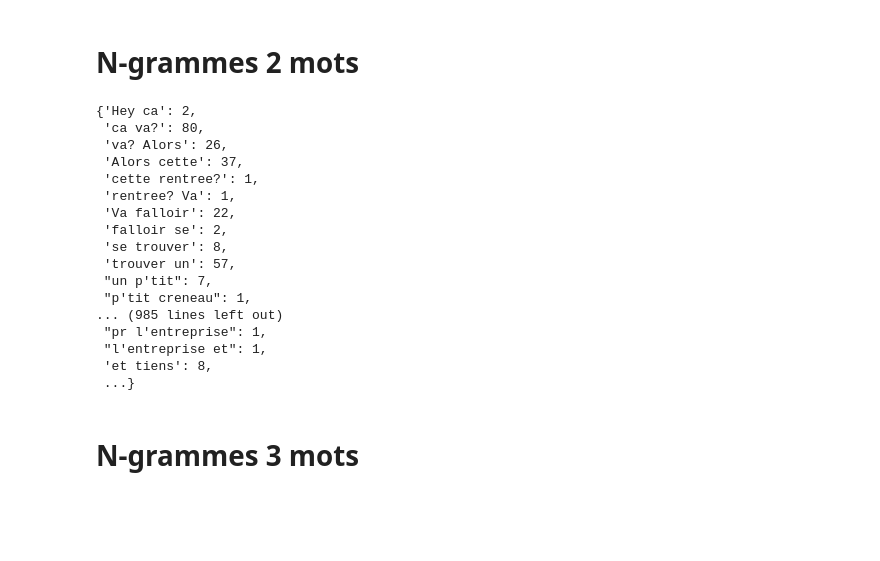
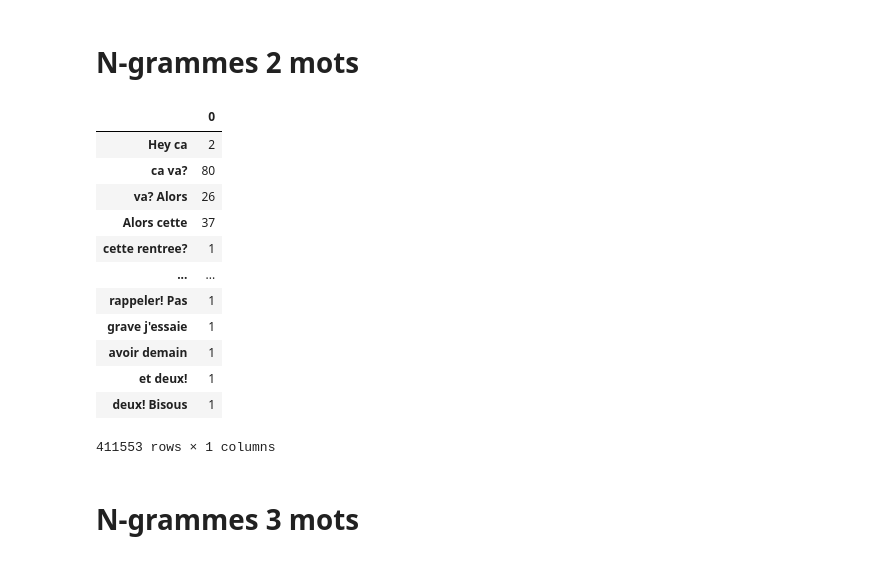
Before and after one commit to ivenwicht2/NLP---MIASH, a Jupyter notebook: N-grammes.ipynb, the cells around one changed output. Cells and saved outputs as stored; diff of their text form; code cells hidden in the pictures; blank space fills up the shorter version.

```diff
--- a/N-grammes.ipynb
+++ b/N-grammes.ipynb
@@ -10,7 +10,7 @@ from nltk.util import ngrams
 # %% [markdown]
 # Importation des données
 # %%
-df2 = pd.read_csv("C:/Users/Audrey/Desktop/Cours/Master/M2/Analyse_donnees_textuelles/Projet/Questionnaires.csv",sep=";")
+df2 = pd.read_csv("csv/Questionnaires.csv",sep=";")
 # %%
 df2.head()
 # %% [output]
@@ -21,7 +21,7 @@ df2.head()
 | 3 | 12 | 271 | Homme | college | blackberry | oui | ... |
 | 4 | 14 | 75 | Femme | college | blackberry | oui | ... |
 # %%
-df = pd.read_csv("C:/Users/Audrey/Desktop/Cours/Master/M2/Analyse_donnees_textuelles/Projet/BDD_sms.csv",sep=";") # on a un pb d'encodage pour certaines lettres --'
+df = pd.read_csv("csv/BDD_sms.csv",sep=";") # on a un pb d'encodage pour certaines lettres --'
 df = df[df["SMS_ANON"].notna()]
 # %%
 df.head()
@@ -115,26 +110,24 @@ for ligne in corpus_complet:
                 dictionnaire[valeur] += 1
             else :
                 dictionnaire[valeur] = 1
-# %%
-dictionnaire
-# %% [output]
-{'Hey ca': 2,
- 'ca va?': 80,
- 'va? Alors': 26,
- 'Alors cette': 37,
- 'cette rentree?': 1,
- 'rentree? Va': 1,
- 'Va falloir': 22,
- 'falloir se': 2,
- 'se trouver': 8,
- 'trouver un': 57,
- "un p'tit": 7,
- "p'tit creneau": 1,
-... (985 lines left out)
- "pr l'entreprise": 1,
- "l'entreprise et": 1,
- 'et tiens': 8,
- ...}
+# %%
+df_ngram = pd.DataFrame(dictionnaire,index=[0])
+# %%
+df_ngram.T
+# %% [output]
+|  | 0 |
+| Hey ca | 2 |
+| ca va? | 80 |
+| va? Alors | 26 |
+| Alors cette | 37 |
+| cette rentree? | 1 |
+| ... | ... |
+| rappeler! Pas | 1 |
+| grave j'essaie | 1 |
+| avoir demain | 1 |
+| et deux! | 1 |
+| deux! Bisous | 1 |
+411553 rows × 1 columns
 # %% [markdown]
 # N-grammes 3 mots
 # %%
```
Also changed, not shown: parts of 6 cells of this notebook.
